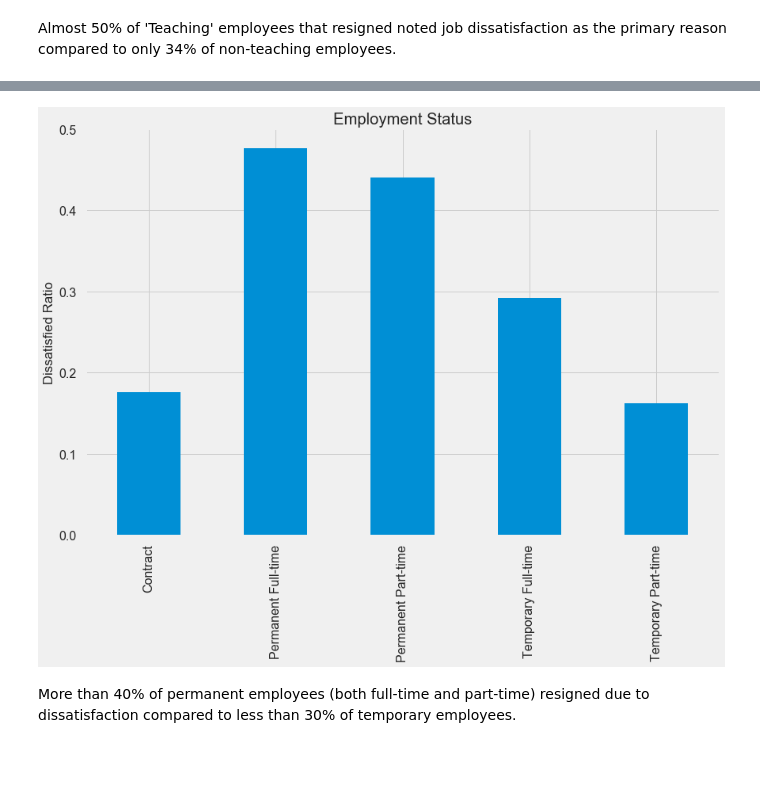
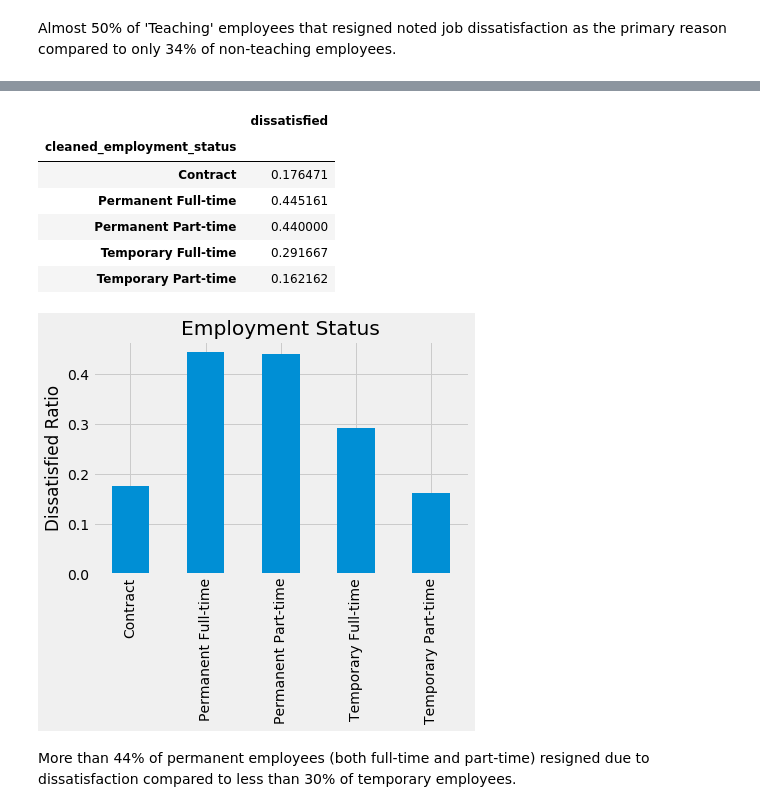
Before and after one commit to plasmagirl/Clean-And-Analyze-Employee-Exit-Surveys, a Jupyter notebook: Basics.ipynb, the cells around one changed output, grey strips where cells are left out. Drawn from its saved outputs; the diff is of its cells as text; code cells hidden in the pictures; blank space fills up the shorter version.

Commit message:
updated Basics.ipynb to fix missing values

```diff
--- a/Basics.ipynb
+++ b/Basics.ipynb
@@ -767,6 +767,8 @@ We can use a <b>pivot table</b> to calculate the percentage of employees in each
 # %%
 most_occuring_val = combined_updated['dissatisfied'].mode()[0]
 combined_updated['dissatisfied'].fillna(most_occuring_val, inplace=True)
+combined_updated['service_cat'].fillna('New', inplace=True)
+print(combined_updated['service_cat'].value_counts(dropna=False))
 pivot_df = combined_updated.pivot_table(index='service_cat', values='dissatisfied')
 pivot_df
 # %% [output]
@@ -880,2 +887,6 @@ We can conclude from the plot above that employee dissatisfaction increases with
 # %% [markdown]
 ### Based on Gender
+# %%
+print(combined_updated['gender'].value_counts(dropna=False))
+combined_updated['gender'].fillna(combined_updated['gender'].mode()[0], inplace=True)
+combined_updated['gender'].value_counts(dropna=False)
@@ -959,7 +984,7 @@ Teaching        198
 NaN              53
 Name: position_cat, dtype: int64
 # %%
-#combined_updated['position_cat'].fillna('Non-Teaching', inplace=True)
+combined_updated['position_cat'].fillna('Non-Teaching', inplace=True)
 pivot_position = combined_updated.pivot_table(index='position_cat', values='dissatisfied')
 pivot_position
 # %% [output]
@@ -987,14 +1009,26 @@ There is no substantial difference in the percentage of males vs females resigni
 # %%
 combined_updated['cleaned_employment_status'] = combined_updated['employment_status'].apply(lambda val: 'Contract' if val in ['Contract/casual', 'Casual'] else val)
+#print(combined_updated['cleaned_employment_status'].value_counts(dropna=False))
+combined_updated['cleaned_employment_status'].fillna(combined_updated['cleaned_employment_status'].mode()[0], inplace=True)
+#print(combined_updated['cleaned_employment_status'].value_counts(dropna=False))
+
+display(combined_updated.pivot_table(index='cleaned_employment_status', values='dissatisfied'))
 ax = combined_updated.pivot_table(index='cleaned_employment_status', values='dissatisfied').plot(kind='bar', legend=False)
 ax.set_xlabel('')
 ax.set_ylabel('Dissatisfied Ratio')
 ax.set_title('Employment Status')
 plt.savefig('Based on employment status.png', bbox_inches='tight')
 # %% [output]
+|  | dissatisfied |
+| cleaned_employment_status |  |
+| Contract | 0.176471 |
+| Permanent Full-time | 0.445161 |
+| Permanent Part-time | 0.440000 |
+| Temporary Full-time | 0.291667 |
+| Temporary Part-time | 0.162162 |
-[figure, old version]
+[figure, new version]
 # %% [markdown]
-More than 40% of permanent employees (both full-time and part-time) resigned due to dissatisfaction compared to less than 30% of temporary employees.
+More than 44% of permanent employees (both full-time and part-time) resigned due to dissatisfaction compared to less than 30% of temporary employees.
 # %% [markdown]
 ## Conclusion
 
```
Also changed, not shown: parts of 30 cells of this notebook, 6 other files.
